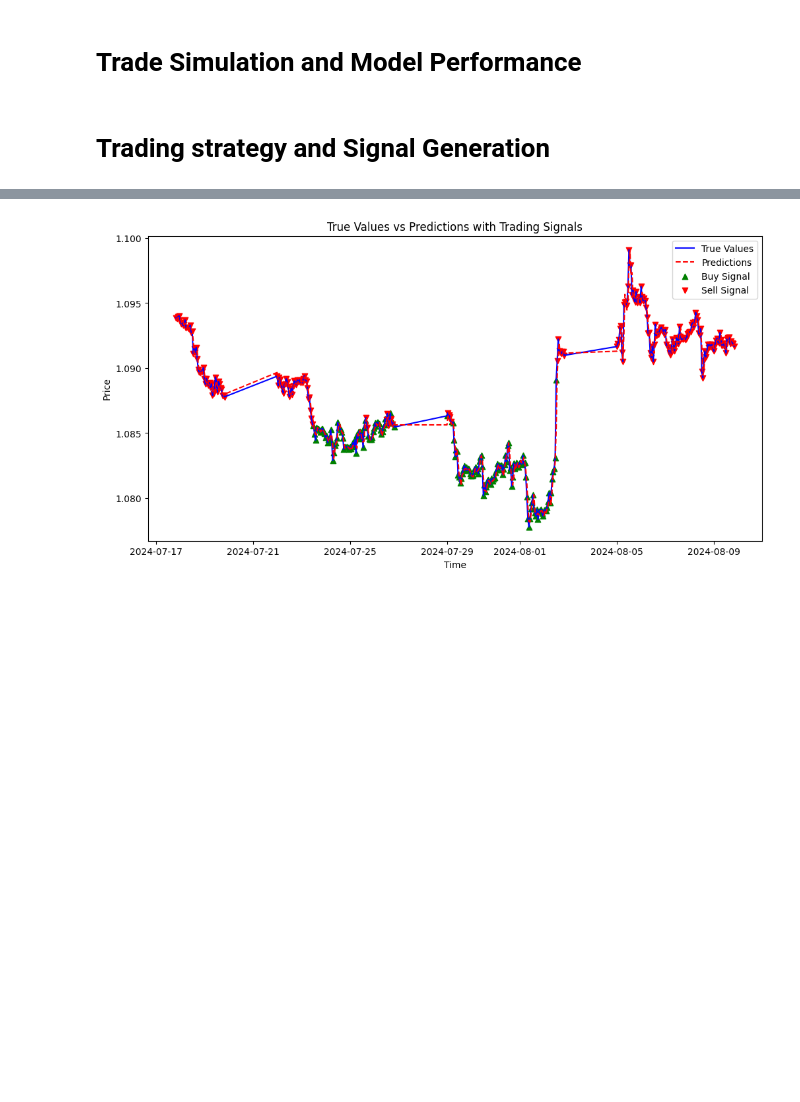
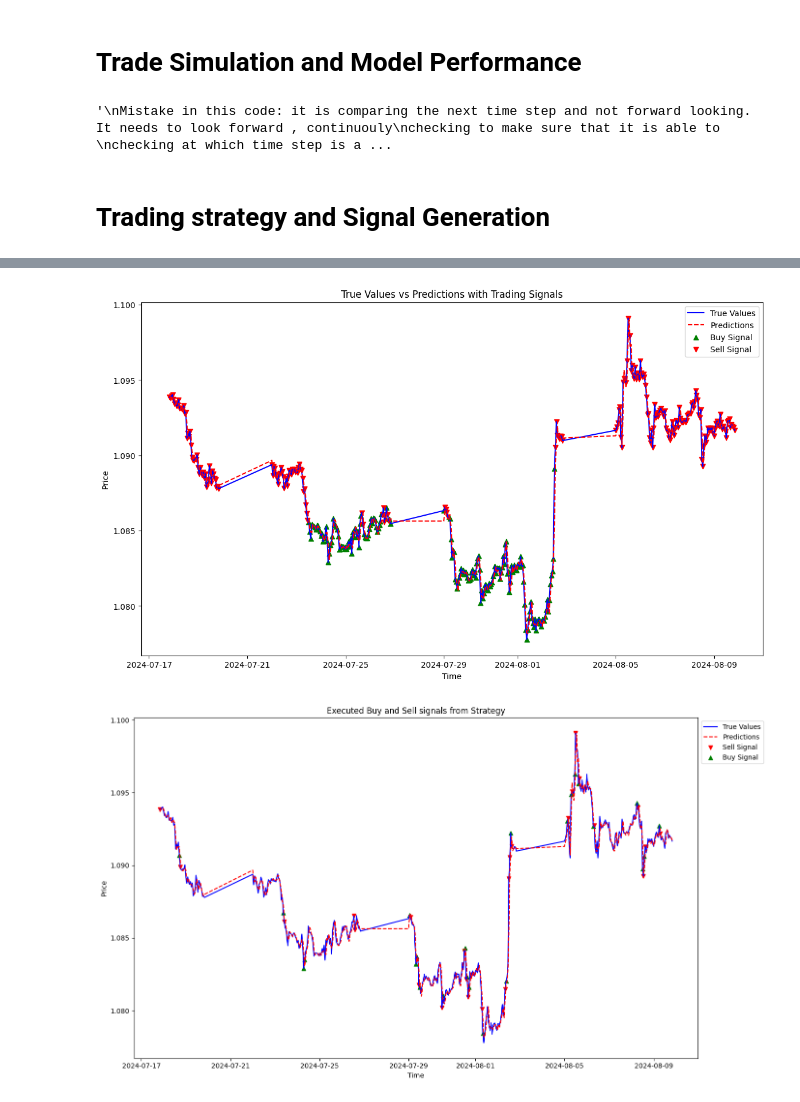
Before and after one commit to D-Mutabazi/Data-Engineering-Projects-and-Coursework, a Jupyter notebook: MLR_FX_Strat.ipynb, the cells around one changed output, grey strips where cells are left out. Saved outputs shown, nothing was run; the diff lists cells and outputs as text; code cells hidden in the pictures; blank space fills up the shorter version.

Commit message:
Re-evaluated the MLR program, identified bugs - Next steps to take corrective action

```diff
--- a/MLR_FX_Strat.ipynb
+++ b/MLR_FX_Strat.ipynb
@@ -61,37 +62,51 @@ def simulate_trades(time_test, y_test, y_pred_test, X_test):
     entry_price = 0
     cumulative_pips = 0
 
+    trade_entries = []  # To store trade entry points for plotting
+
     for i in range(len(y_pred_test)):
         if not position_open:  # No position open
             if y_pred_test[i] > X_test[i][0]:  # Long position signal
                 position_open = True
                 position_type = 'long'
-                entry_price = y_test.values[i]
+                entry_price = y_test.values[i]  #mistake entry price should be at the close price?
+                trade_entries.append((time_test.values[i], y_test.values[i], 'Buy'))
             elif y_pred_test[i] < X_test[i][0]:  # Short position signal
                 position_open = True
                 position_type = 'short'
-                entry_price = y_test.values[i]
+                entry_price = y_test.values[i] #mistake entry price should be at the close price?
+                trade_entries.append((time_test.values[i], y_test.values[i], 'Sell'))
 
-        else:  # Position is open# Trade Simulation and Model Performance
-
+        else:  # Position is open
             if position_type == 'long':
                 if y_test.values[i] >= entry_price + 0.0030:  # Take profit (30 pips)
                     cumulative_pips += 30
-                    position_open = False
-                elif y_test.values[i] <= entry_price - 0.0010:  # Stop loss (10 pips)# Trade Simulation and Model Performance
-
+                    position_open = False #close open position - profit reached
+                    trade_entries.append((time_test.values[i], y_test.values[i], 'Sell'))
+                elif y_test.values[i] <= entry_price - 0.0010:  # Stop loss (10 pips)
                     cumulative_pips -= 10
-                    position_open = False
+                    position_open = False #close position - lost trade
+                    trade_entries.append((time_test.values[i], y_test.values[i], 'Sell'))
 
             elif position_type == 'short':
                 if y_test.values[i] <= entry_price - 0.0030:  # Take profit (30 pips)
                     cumulative_pips += 30
-                    position_open = False
+                    position_open = False #close position - profit reached
+                    trade_entries.append((time_test.values[i], y_test.values[i], 'Buy'))
                 elif y_test.values[i] >= entry_price + 0.0010:  # Stop loss (10 pips)
                     cumulative_pips -= 10
-                    position_open = False
+                    position_open = False #close position - lossing trade
+                    trade_entries.append((time_test.values[i], y_test.values[i], 'Buy'))
 
-    return cumulative_pips
+    return cumulative_pips, trade_entries
+
+'''
+Mistake in this code: it is comparing the next time step and not forward looking. It needs to look forward , continuouly
+checking to make sure that it is able to
+checking at which time step is a trade lost or not
+'''
+# %% [output]
+'\nMistake in this code: it is comparing the next time step and not forward looking. It needs to look forward , continuouly\nchecking to make sure that it is able to \nchecking at which time step is a ...
 # %% [markdown]
 # Trading strategy and Signal Generation
 # %%
@@ -127,14 +142,15 @@ def main():
     print(f'Training MSE: {train_mse}')
     print(f'Test MSE: {test_mse}')
 
-   # Initialize lists to store signals
+    print(f"The test predictions: \n{y_pred_test}")
+   # Generate sinals: Initialize lists to store signals
     buy_signals = []
     sell_signals = []
     entry_prices = []
 
-    # Prediction to be based on the previs time step closing/openinng price
+    # Prediction to be based on the previous time step closing/openinng price
     for i in range(len(y_pred_test)):
-        if y_pred_test[i] > X_test[i][0]:  # Predicted close > open (long position signal)
+        if y_pred_test[i] > X_test[i][0]:  # for the current timeStep if Predicted close > open (long position signal)
             buy_signals.append((time_test.values[i], y_test.values[i]))  # Save time and price
             sell_signals.append((np.nan, np.nan))  # No sell signal
             entry_prices.append(y_test.values[i])  # Store entry price for long position
@@ -154,12 +170,11 @@ def main():
     sell_prices = [signal[1] for signal in sell_signals if not np.isnan(signal[1])]
 
     # Simulate trades and evaluate performance
-    cumulative_pips = simulate_trades(time_test, y_test, y_pred_test, X_test)
+    cumulative_pips, trade_entries = simulate_trades(time_test, y_test, y_pred_test, X_test)
     print(f'Cumulative Pips Gained/Lost: {cumulative_pips}')
 
-
-    # Plot results
-    plt.figure(figsize=(12, 6))
+    # Plot results -  Good Skripie to show more trading opportunity
+    plt.figure(figsize=(14, 8))
     plt.plot(time_test.values, y_test, color='blue', label='True Values')
     plt.plot(time_test.values, y_pred_test, color='red', linestyle='--', label='Predictions')
     plt.scatter(buy_times, buy_prices, marker='^', color='green', label='Buy Signal', alpha=1)
@@ -170,7 +185,34 @@ def main():
     plt.legend()
     plt.show()
 
+   # Plot results
+    plt.figure(figsize=(14, 8))  # Make the plot larger to avoid crowding
+    plt.plot(time_test.values, y_test, color='blue', label='True Values')
+    plt.plot(time_test.values, y_pred_test, color='red', linestyle='--', label='Predictions')
 
+    # Plot trade signals
+    buy_plotted = False
+    sell_plotted = False
+    for entry in trade_entries:
+        if entry[2] == 'Buy':
+            if not buy_plotted:  # Plot buy signals with label only once
+                plt.scatter(entry[0], entry[1], marker='^', color='green', label='Buy Signal', alpha=1)
+                buy_plotted = True
+            else:
+                plt.scatter(entry[0], entry[1], marker='^', color='green', alpha=1)
+        elif entry[2] == 'Sell':
+            if not sell_plotted:  # Plot sell signals with label only once
+                plt.scatter(entry[0], entry[1], marker='v', color='red', label='Sell Signal', alpha=1)
+                sell_plotted = True
+            else:
+                plt.scatter(entry[0], entry[1], marker='v', color='red', alpha=1)
+
+    plt.xlabel('Time')
+    plt.ylabel('Price')
+    plt.title('Executed Buy and Sell signals from Strategy')
+    plt.legend(loc='upper left', bbox_to_anchor=(1, 1))  # Move the legend outside the plot
+    plt.tight_layout()  # Adjust the plot to make room for the legend
+    plt.show()
 if __name__ == '__main__':
     main()
 # %% [output]
@@ -185,2 +235,3 @@ Test MSE: 2.3199846202094272e-07
 Cumulative Pips Gained/Lost: 200
-[figure, old version]
+[figure, new version]
+[figure, added]
```
Also changed, not shown: parts of 2 cells of this notebook, 4 other files.
